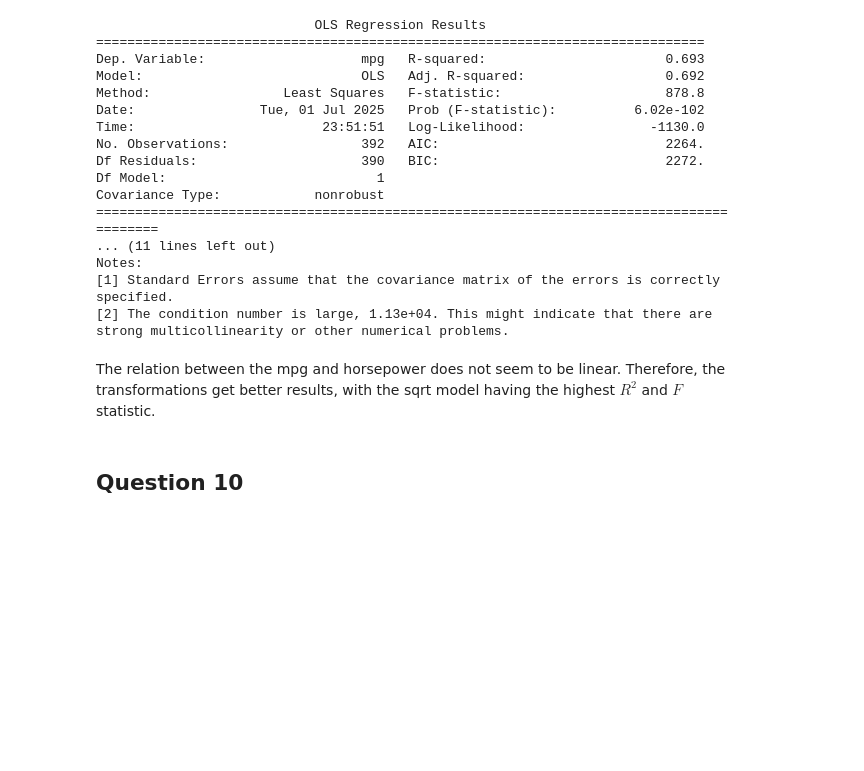
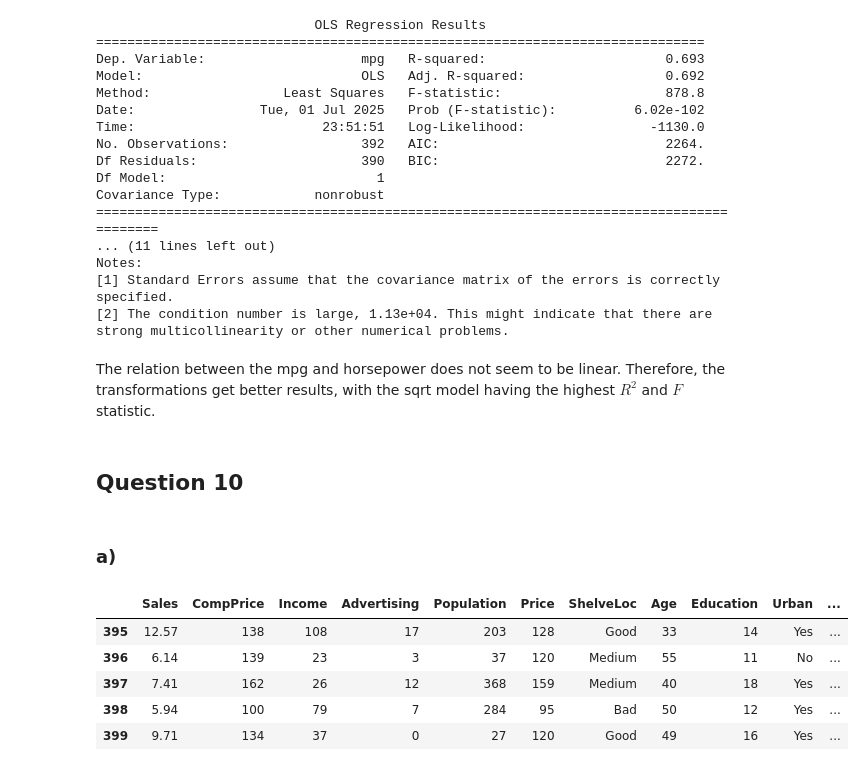
Before and after one commit to mateusmelo821/ISL-Exercises, a Jupyter notebook: Chapter_3.ipynb, the cells around one changed output. Drawn from its saved outputs; the diff is of its cells as text; code cells hidden in the pictures; blank space fills up the shorter version.

```diff
--- a/Chapter_3.ipynb
+++ b/Chapter_3.ipynb
@@ -459,3 +459,23 @@ strong multicollinearity or other numerical problems.
 The relation between the mpg and horsepower does not seem to be linear. Therefore, the transformations get better results, with the sqrt model having the highest $R^2$ and $F$ statistic.
 # %% [markdown]
 ## Question 10
+# %% [markdown]
+### a)
+# %%
+import pandas as pd
+import numpy as np
+import statsmodels.formula.api as sm
+from statsmodels.stats.anova import anova_lm
+import seaborn as sns
+import matplotlib.pyplot as plt
+
+carseats_path = "/content/drive/MyDrive/Data Science/data/Carseats.csv"
+df_carseats = pd.read_csv(carseats_path)
+df_carseats.tail()
+# %% [output]
+|  | Sales | CompPrice | Income | Advertising | Population | Price | ShelveLoc | Age | Education | Urban | ... |
+| 395 | 12.57 | 138 | 108 | 17 | 203 | 128 | Good | 33 | 14 | Yes | ... |
+| 396 | 6.14 | 139 | 23 | 3 | 37 | 120 | Medium | 55 | 11 | No | ... |
+| 397 | 7.41 | 162 | 26 | 12 | 368 | 159 | Medium | 40 | 18 | Yes | ... |
+| 398 | 5.94 | 100 | 79 | 7 | 284 | 95 | Bad | 50 | 12 | Yes | ... |
+| 399 | 9.71 | 134 | 37 | 0 | 27 | 120 | Good | 49 | 16 | Yes | ... |
```
Also changed, not shown: parts of 18 cells of this notebook.
